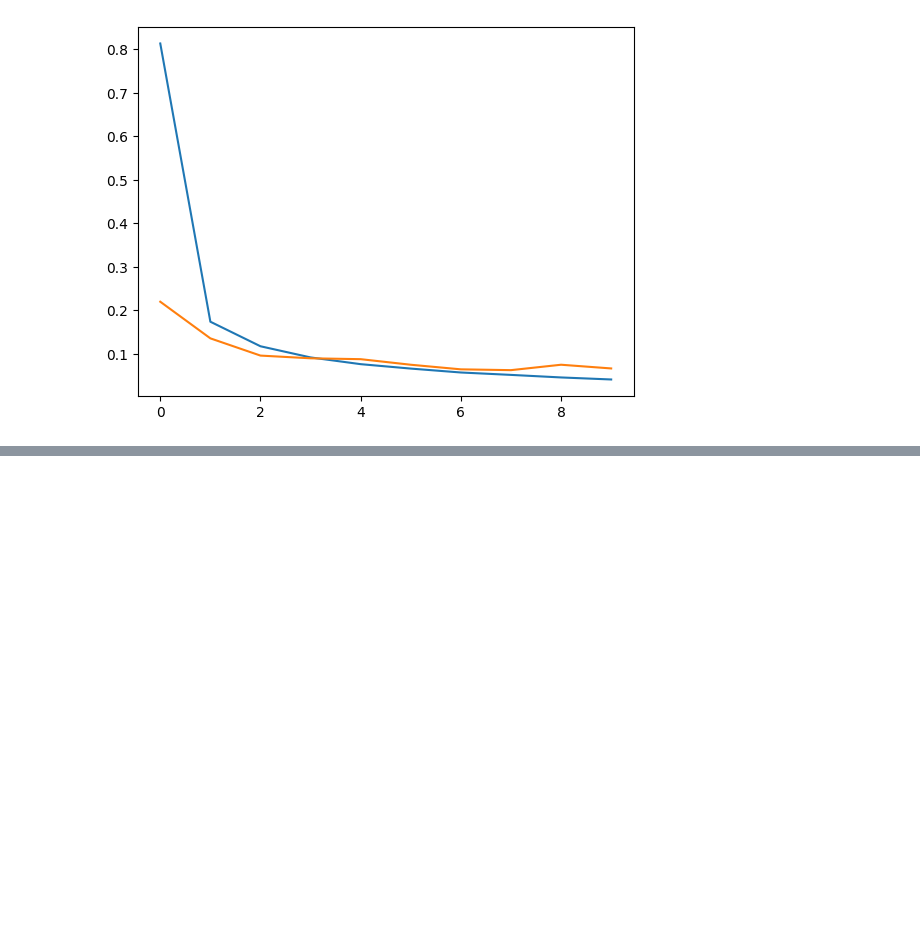
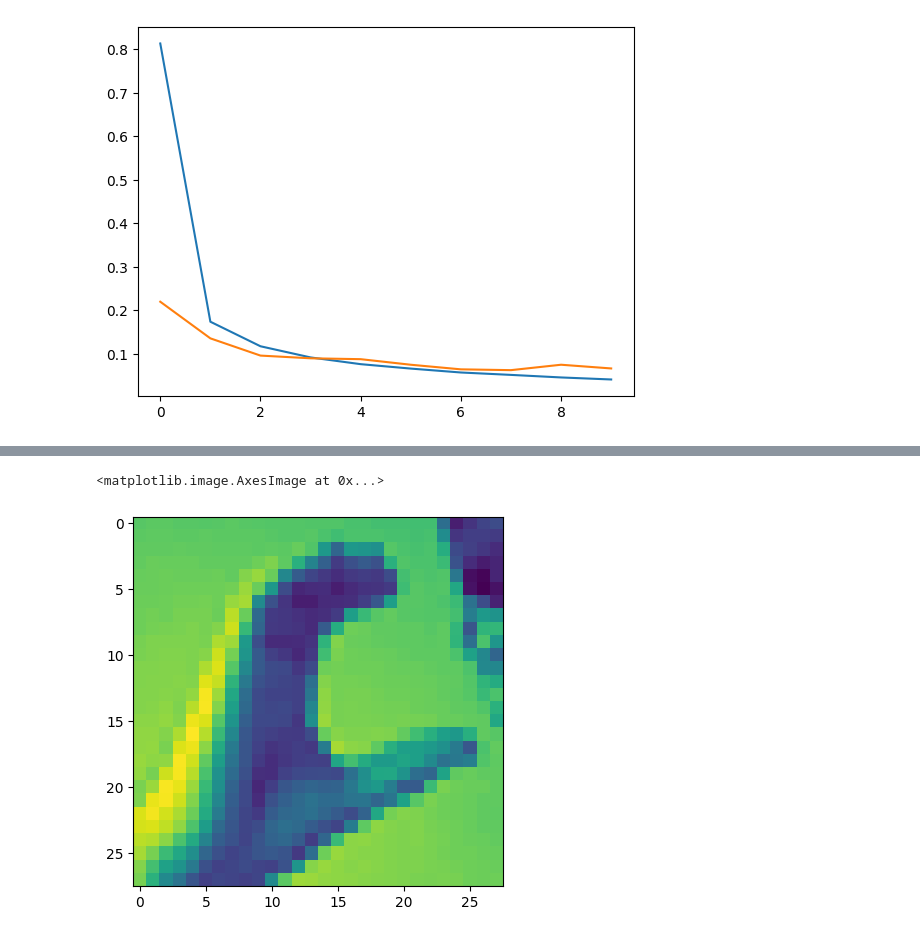
Before and after one commit to meet-senjaliya/Pythone_Jp, a Jupyter notebook: MNIST DL.ipynb, the cells around one changed output, grey strips where cells are left out. Saved outputs shown, nothing was run; the diff lists cells and outputs as text; code cells hidden in the pictures; blank space fills up the shorter version.

```diff
--- a/MNIST DL.ipynb
+++ b/MNIST DL.ipynb
@@ -125,3 +125,14 @@ plt.plot(history.history['val_loss'])
 plt.show()
 # %% [output]
 [figure]
+# %%
+import pandas as pd
+
+train_df = pd.read_csv('sign_mnist_train.csv')
+test_df = pd.read_csv('sign_mnist_valid.csv')
+# %%
+y_train = train_df['label']
+y_test = test_df['label']
+
+x_train = train_df.drop('label', axis=1)
+x_test = test_df.drop('label', axis=1)
@@ -127,0 +185,3 @@ plt.show()
+# %%
+x_train = x_train.values.reshape(-1, 28, 28, 1) #(num_samples, height, width, channels)
+x_test = x_test.values.reshape(-1, 28, 28, 1)
@@ -127,0 +212,5 @@ plt.show()
+# %%
+plt.imshow(x_train[2])
+# %% [output]
+<matplotlib.image.AxesImage at 0x...>
+[figure, added]
```
Also changed, not shown: parts of 8 cells of this notebook.
